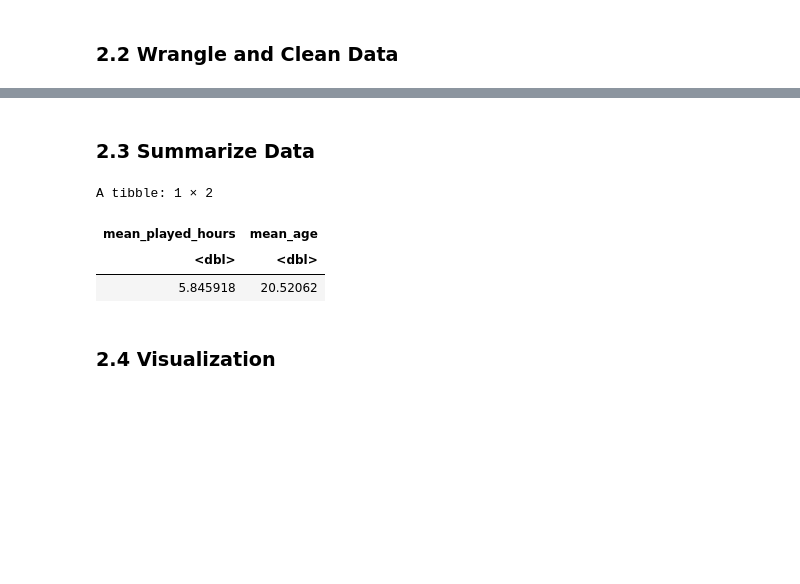
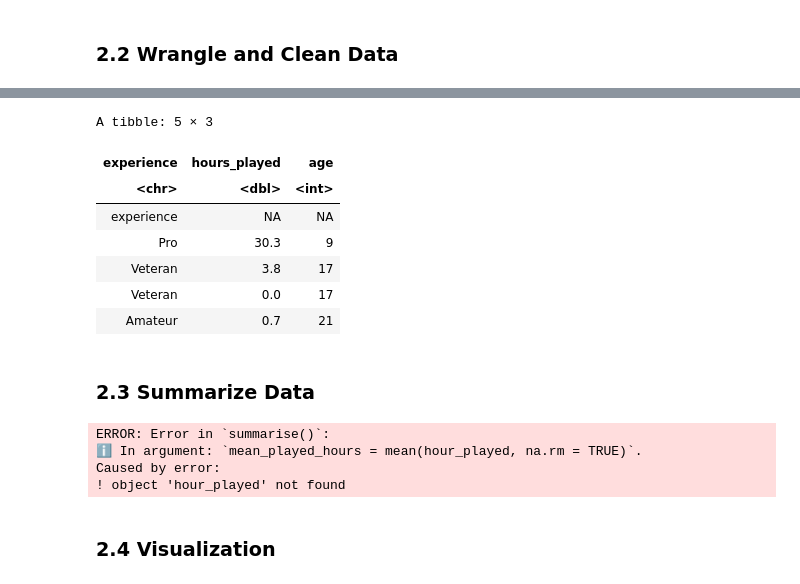
Before and after one commit to azoli113/DSCI100-Project-Group-006-36, a Jupyter notebook: Final Project.ipynb, the cells around one changed output, grey strips where cells are left out. Saved outputs shown, nothing was run; the diff lists cells and outputs as text; code cells hidden in the pictures; blank space fills up the shorter version.

```diff
--- a/Final Project.ipynb
+++ b/Final Project.ipynb
@@ -87,16 +100,28 @@ A tibble: 5 × 3
+# %%
+players <- clean_players_data |> select(-hashed_email, -subscribed, -name, -gender)
+head(players, 5)
+# %% [output]
+A tibble: 5 × 3
+| experience | hours_played | age |
+| <chr> | <dbl> | <int> |
+| experience | NA | NA |
+| Pro | 30.3 | 9 |
+| Veteran | 3.8 | 17 |
+| Veteran | 0.0 | 17 |
+| Amateur | 0.7 | 21 |
 # %% [markdown]
 ### 2.3 Summarize Data
 # %%
 mean_values <- players |> summarise(
-    mean_played_hours = mean(played_hours, na.rm = TRUE),
-    mean_age = mean(Age, na.rm = TRUE))
+    mean_played_hours = mean(hour_played, na.rm = TRUE),
+    mean_age = mean(age, na.rm = TRUE))
 
 mean_values
 # %% [output]
-A tibble: 1 × 2
+ERROR: Error in `summarise()`:
+ℹ In argument: `mean_played_hours = mean(hour_played, na.rm = TRUE)`.
+Caused by error:
+! object 'hour_played' not found
-| mean_played_hours | mean_age |
-| <dbl> | <dbl> |
-| 5.845918 | 20.52062 |
 # %% [markdown]
 ### 2.4 Visualization
 # %%
```
Also changed, not shown: parts of 6 cells of this notebook.
